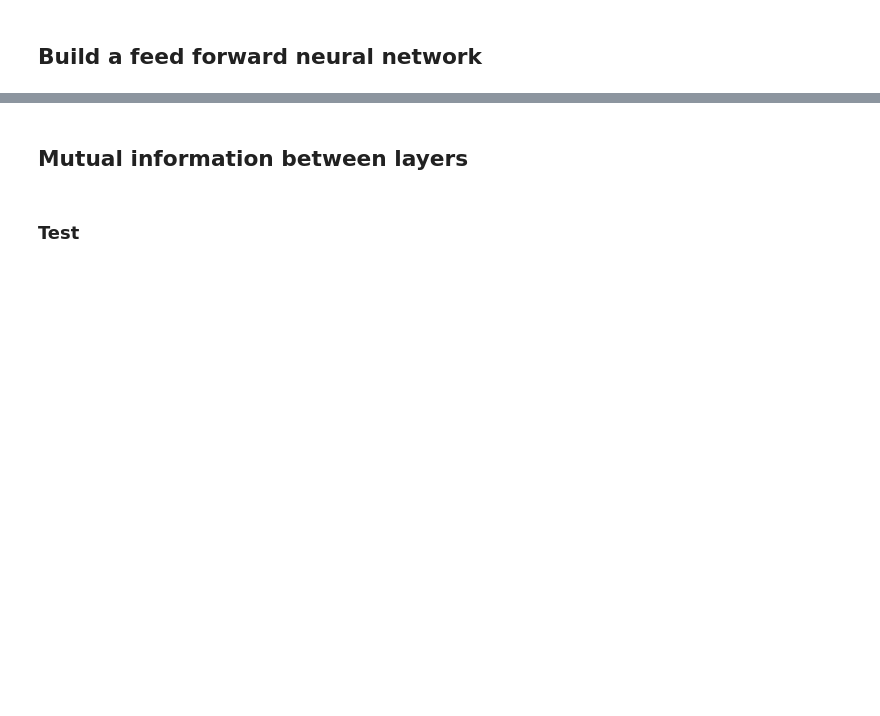
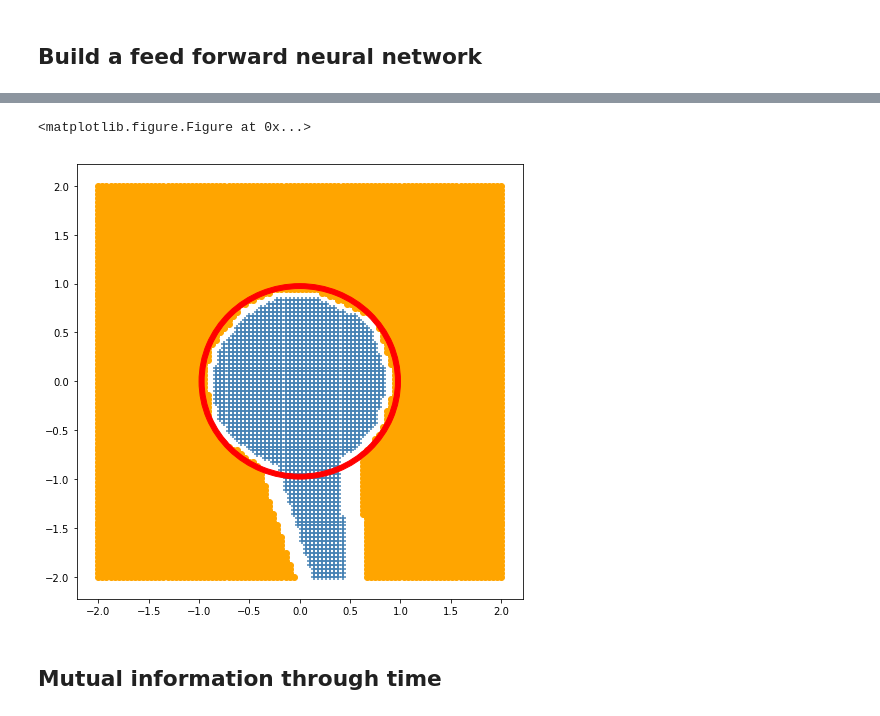
Before and after one commit to zunzhumu/mutual-information-dnns, a Jupyter notebook: circle-radius-test.ipynb, the cells around one changed output, grey strips where cells are left out. Cells and saved outputs as stored; diff of their text form; code cells hidden in the pictures; blank space fills up the shorter version.

```diff
--- a/circle-radius-test.ipynb
+++ b/circle-radius-test.ipynb
@@ -180,4 +240,22 @@ plot_learning_curve(ffnn_fitting.history)
+# %%
+grid = np.mgrid[-2:2:100j, -2:2:100j]
+samples = np.concatenate(list(np.stack(grid.T, axis=1)), axis=0)
+predictions = ffnn.predict(samples)[:, 1]
+
+samples_0 = samples[predictions < 0.1]
+samples_1 = samples[predictions == 1]
+
+plt.clf()
+
+fig, ax = plt.subplots()
+fig.set_size_inches((8, 8))
+ax.add_patch(Wedge((0, 0), 1, 0, 360, width=0.05, color='red'))
+plt.scatter(samples_0[:, 0], samples_0[:,1], c='steelblue',  marker='+')
+plt.scatter(samples_1[:, 0], samples_1[:, 1], c='orange', marker='o')
+
+plt.show()
+# %% [output]
+<matplotlib.figure.Figure at 0x...>
+[figure, added]
 # %% [markdown]
-## Mutual information between layers
+## Mutual information through time
-# %% [markdown]
-### Test
```
Also changed, not shown: parts of 32 cells of this notebook.
